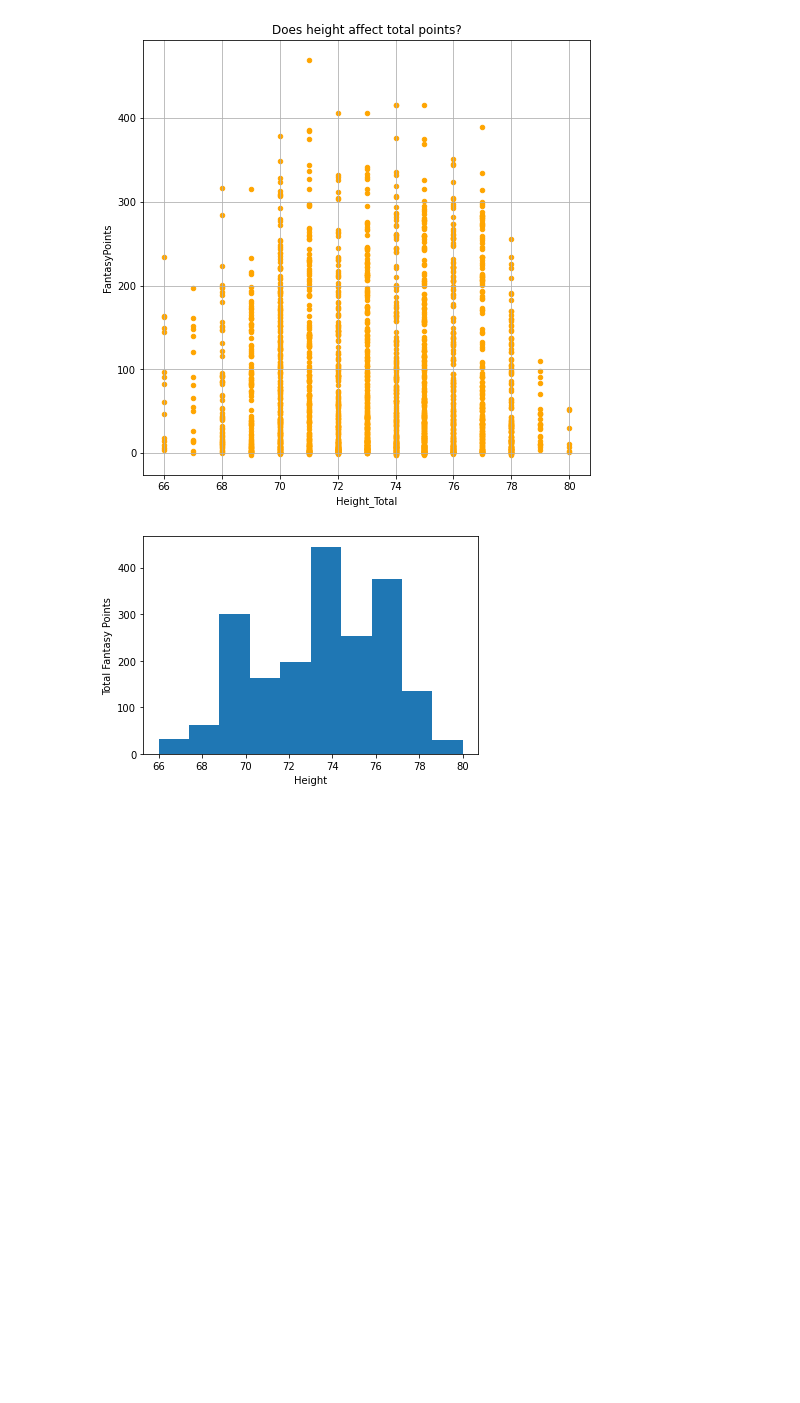
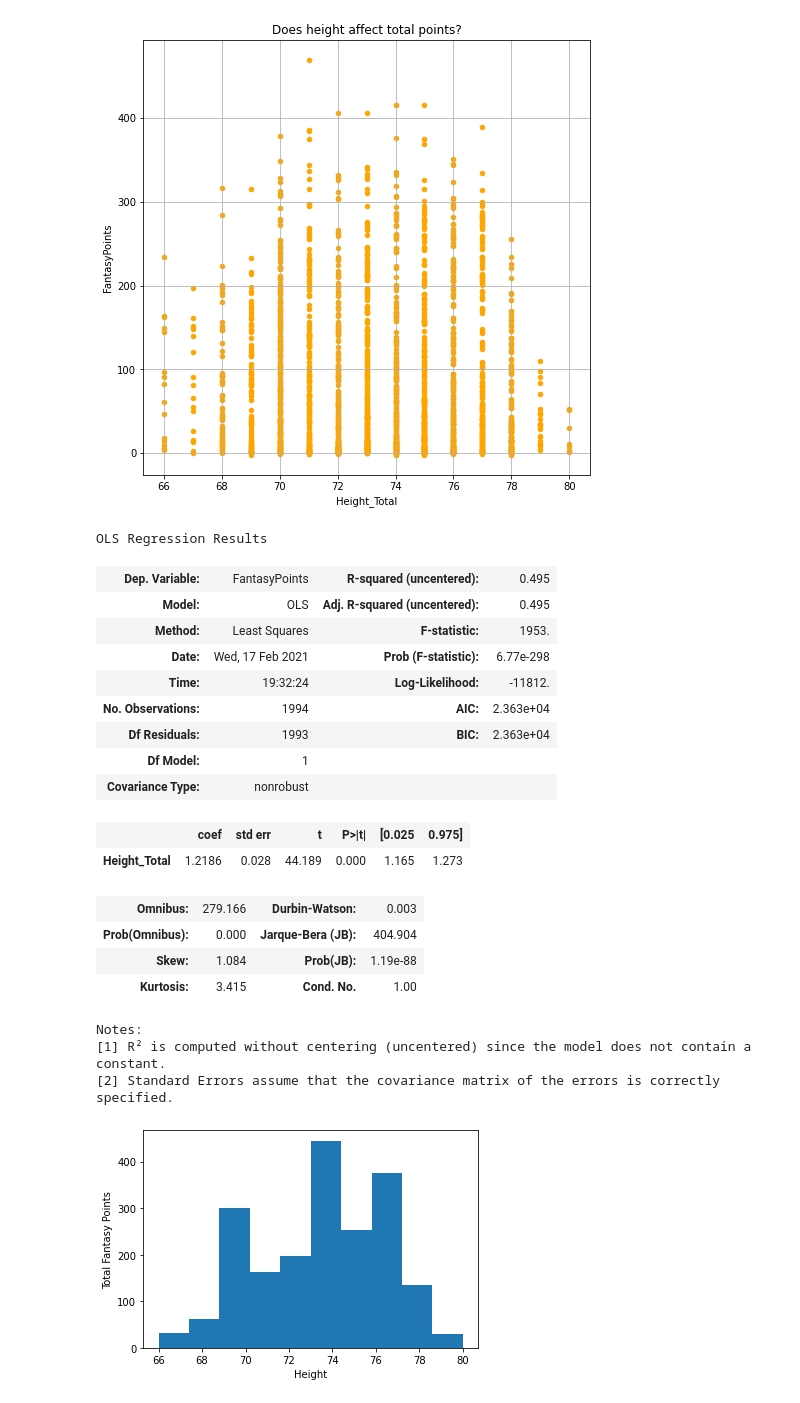
Before and after one commit to tiffanyharris711/pandasy-football, a Jupyter notebook: data.ipynb, the cells around one changed output. Drawn from its saved outputs; the diff is of its cells as text; code cells hidden in the pictures; blank space fills up the shorter version.

```diff
--- a/data.ipynb
+++ b/data.ipynb
@@ -263,6 +289,32 @@ sorted_df.plot(kind="scatter", x="Height_Total", y="FantasyPoints", grid=True, f
 # %% [output]
 <AxesSubplot:title={'center':'Does height affect total points?'}, xlabel='Height_Total', ylabel='FantasyPoints'>
 [figure]
+# %%
+x = sorted_df["Height_Total"]
+y = sorted_df["FantasyPoints"]
+model = sm.OLS(y, x, missing='drop')
+results = model.fit()
+results.summary()
+# %% [output]
+OLS Regression Results
+| Dep. Variable: | FantasyPoints | R-squared (uncentered): | 0.495 |
+| Model: | OLS | Adj. R-squared (uncentered): | 0.495 |
+| Method: | Least Squares | F-statistic: | 1953. |
+| Date: | Wed, 17 Feb 2021 | Prob (F-statistic): | 6.77e-298 |
+| Time: | 19:32:24 | Log-Likelihood: | -11812. |
+| No. Observations: | 1994 | AIC: | 2.363e+04 |
+| Df Residuals: | 1993 | BIC: | 2.363e+04 |
+| Df Model: | 1 |  |  |
+| Covariance Type: | nonrobust |  |  |
+|  | coef | std err | t | P>|t| | [0.025 | 0.975] |
+| Height_Total | 1.2186 | 0.028 | 44.189 | 0.000 | 1.165 | 1.273 |
+| Omnibus: | 279.166 | Durbin-Watson: | 0.003 |
+| Prob(Omnibus): | 0.000 | Jarque-Bera (JB): | 404.904 |
+| Skew: | 1.084 | Prob(JB): | 1.19e-88 |
+| Kurtosis: | 3.415 | Cond. No. | 1.00 |
+Notes:
+[1] R² is computed without centering (uncentered) since the model does not contain a constant.
+[2] Standard Errors assume that the covariance matrix of the errors is correctly specified.
 # %%
 heights = sorted_df["Height_Total"]
 plt.hist(heights)
```
Also changed, not shown: parts of 15 cells of this notebook.
